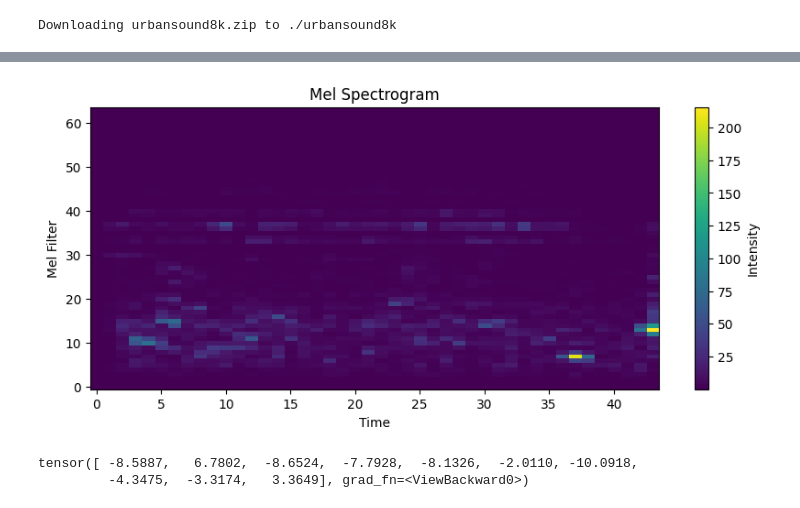
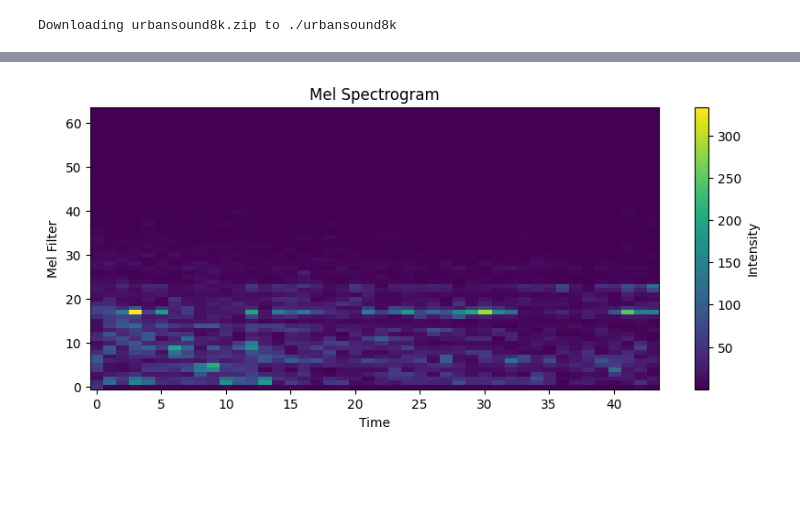
Before and after one commit to mehedihasanbijoy/PyTorch-Speech-Processing, a Jupyter notebook: Projects/Audio Classification 1 (UrbanSound8K)/CNN_UrbanSound8KClassifier.ipynb, the cells around one changed output, grey strips where cells are left out. Drawn from its saved outputs; the diff is of its cells as text; code cells hidden in the pictures; blank space fills up the shorter version.

```diff
--- a/Projects/Audio Classification 1 (UrbanSound8K)/CNN_UrbanSound8KClassifier.ipynb
+++ b/Projects/Audio Classification 1 (UrbanSound8K)/CNN_UrbanSound8KClassifier.ipynb
@@ -49,6 +52,7 @@ annotation_df = annotation_df.sort_values(by = "slice_file_name")
 annotation_df['path'] = df['path'].values
 
 annotation_df = annotation_df[["path", "slice_file_name", "fsID", "start", "end", "salience", "fold", "classID", "class"]]
+annotation_df = annotation_df.sample(frac=1, random_state=32)
 annotation_df = annotation_df.reset_index(drop=True)
 annotation_df
 # %% [output]
@@ -67 +71,9 @@ annotation_df
 8732 rows × 9 columns
+# %%
+train_df = annotation_df.iloc[:int(len(annotation_df)*.8), :]
+test_df = annotation_df.iloc[int(len(annotation_df)*.8):, :]
+
+train_df = train_df.reset_index(drop=True)
+test_df = test_df.reset_index(drop=True)
+
+len(train_df), len(test_df)
@@ -153,15 +159,38 @@ label, audio.shape, audio
+# %%
+train_dataset = UrbanSound8K(
+    df = train_df,
+    target_sample_rate = SAMPLE_RATE,
+    num_samples = NUM_SAMPLES,
+    transformation = MEL_SPECTROGRAM,
+)
+test_dataset = UrbanSound8K(
+    df = test_df,
+    target_sample_rate = SAMPLE_RATE,
+    num_samples = NUM_SAMPLES,
+    transformation = MEL_SPECTROGRAM,
+)
+
+
+train_loader = torch.utils.data.DataLoader(
+    dataset = train_dataset, batch_size = BATCH_SIZE, shuffle = True, drop_last = True,
+)
+test_loader = torch.utils.data.DataLoader(
+    dataset = test_dataset, batch_size = BATCH_SIZE, shuffle = False,
+)
 # %%
-import matplotlib.pyplot as plt
+audio, label = train_dataset.__getitem__(10)
+label, audio.shape
+# audio
 
 plt.figure(figsize=(10, 4))
 plt.imshow(audio.numpy()[0], aspect='auto', origin='lower', cmap='viridis')
 plt.colorbar(label='Intensity')
 plt.xlabel('Time')
 plt.ylabel('Mel Filter')
 plt.title('Mel Spectrogram')
 plt.show()
 # %% [output]
-[figure, old version]
+[figure, new version]
 # %%
 class CNN(torch.nn.Module):
     def __init__(self):
@@ -183,8 +212,2 @@ class CNN(torch.nn.Module):
         x = self.linear(x)
         return x
-# %%
-model = CNN()
-model(dataset.__getitem__(0)[0])
-# %% [output]
-tensor([ -8.5887,   6.7802,  -8.6524,  -7.7928,  -8.1326,  -2.0110, -10.0918,
-         -4.3475,  -3.3174,   3.3649], grad_fn=<ViewBackward0>)
```
Also changed, not shown: parts of 13 cells of this notebook.
